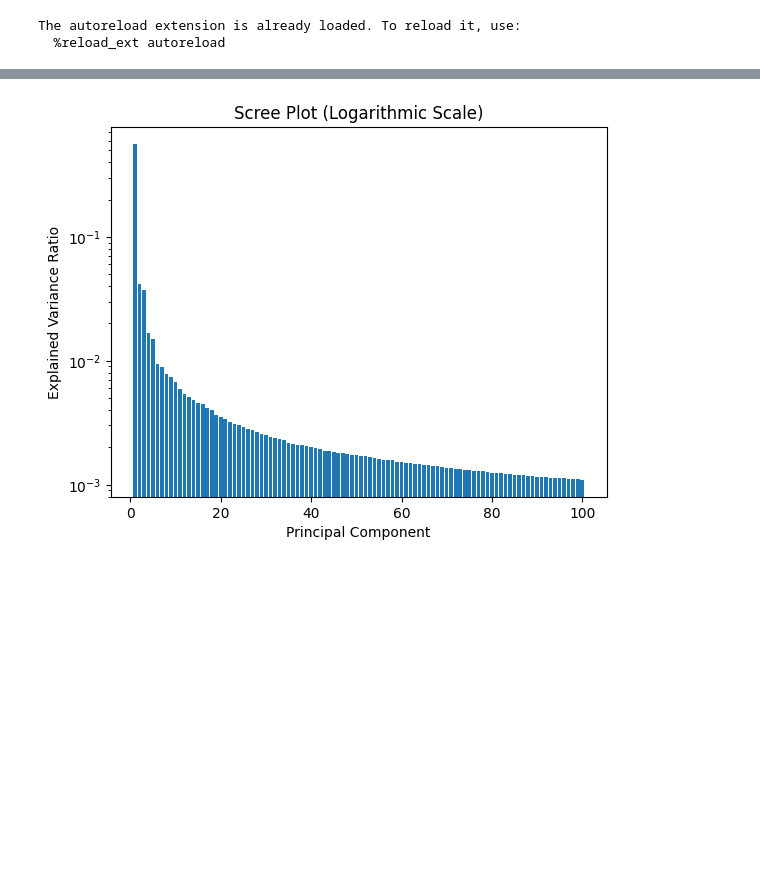
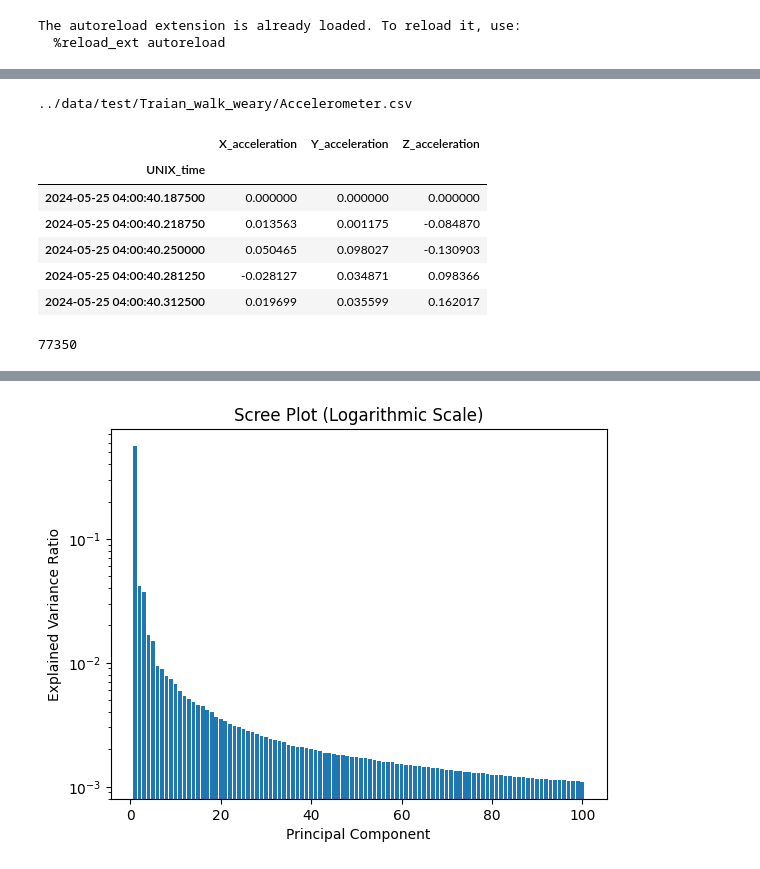
Before and after one commit to CapnJackSparrow/09-IMU-based-fatigue-detection, a Jupyter notebook: notebooks/Traian_exploration.ipynb, the cells around one changed output, grey strips where cells are left out. Cells and saved outputs as stored; diff of their text form; code cells hidden in the pictures; blank space fills up the shorter version.

```diff
--- a/notebooks/Traian_exploration.ipynb
+++ b/notebooks/Traian_exploration.ipynb
@@ -31 +133,18 @@ The autoreload extension is already loaded. To reload it, use:
+# %%
+path_data = os.path.join('..', 'data', 'test', 'Traian_walk_weary')
+test_data = load_test_data(path_data)
+test_data.head()
+# %% [output]
+../data/test/Traian_walk_weary/Accelerometer.csv
+|  | X_acceleration | Y_acceleration | Z_acceleration |
+| UNIX_time |  |  |  |
+| 2024-05-25 04:00:40.187500 | 0.000000 | 0.000000 | 0.000000 |
+| 2024-05-25 04:00:40.218750 | 0.013563 | 0.001175 | -0.084870 |
+| 2024-05-25 04:00:40.250000 | 0.050465 | 0.098027 | -0.130903 |
+| 2024-05-25 04:00:40.281250 | -0.028127 | 0.034871 | 0.098366 |
+| 2024-05-25 04:00:40.312500 | 0.019699 | 0.035599 | 0.162017 |
+# %%
+len(test_data)
+# %% [output]
+77350
 # %%
```
Also changed, not shown: parts of 8 cells of this notebook.
